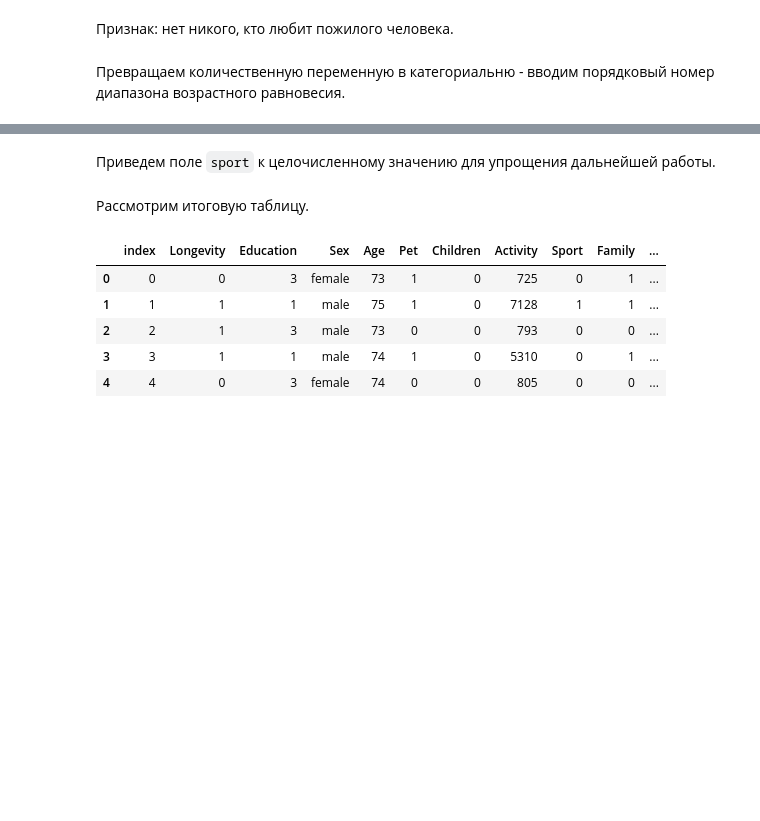
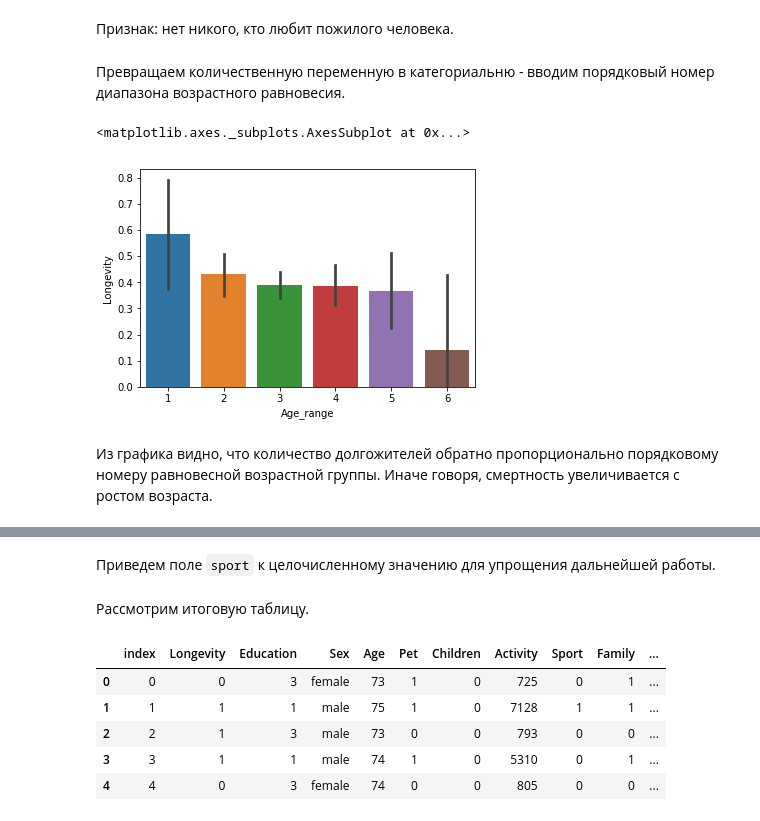
Before and after one commit to Raskol-dm/BMSTU-Hakaton_, a Jupyter notebook: Day2/Day 2.ipynb, the cells around one changed output, grey strips where cells are left out. Saved outputs shown, nothing was run; the diff lists cells and outputs as text; code cells hidden in the pictures; blank space fills up the shorter version.

```diff
--- a/Day2/Day 2.ipynb
+++ b/Day2/Day 2.ipynb
@@ -134,3 +142,10 @@ train_df_clean['Age_range'] = train_df_clean['Age'].apply(age_range)
+# %%
+sns.barplot(data=train_df_clean, x='Age_range', y='Longevity')
+# %% [output]
+<matplotlib.axes._subplots.AxesSubplot at 0x...>
+[figure, added]
+# %% [markdown]
+Из графика видно, что количество долгожителей обратно пропорционально порядковому номеру равновесной возрастной группы. Иначе говоря, смертность увеличивается с ростом возраста.
 # %%
 # Cоздать новый признак для возрастных групп (Age,Education),
 # указывающий на социальный статус пожилого человека.
```
Also changed, not shown: parts of 13 cells of this notebook, 1 other file.
